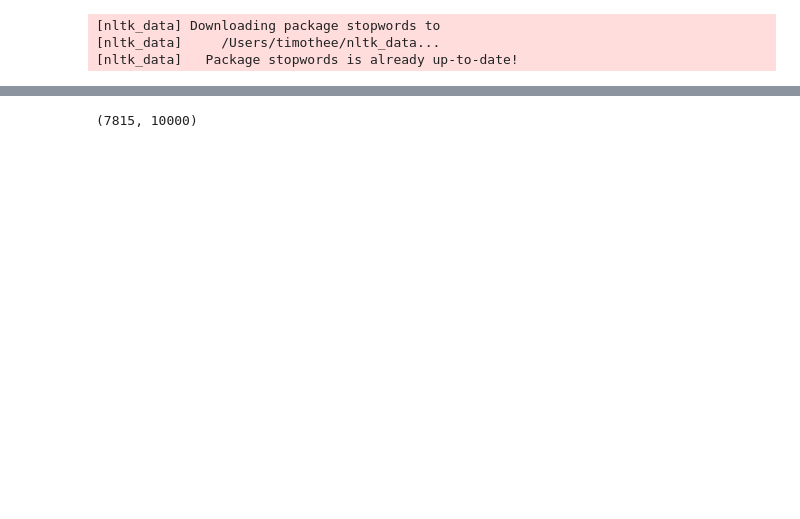
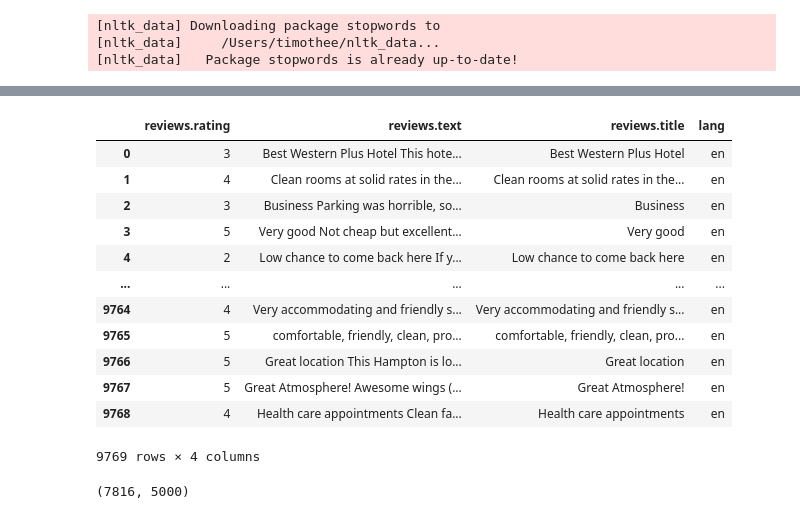
Before and after one commit to timothee-durand/iim-ml-hotel-data, a Jupyter notebook: project.ipynb, the cells around one changed output, grey strips where cells are left out. Saved outputs shown, nothing was run; the diff lists cells and outputs as text; code cells hidden in the pictures; blank space fills up the shorter version.

```diff
--- a/project.ipynb
+++ b/project.ipynb
@@ -162,3 +163,22 @@ import numpy
 numpy.save('vectorisation_df.npy', vectorisation_df)
 numpy.save('df.npy', df)
+# %%
+import numpy
+vectorisation_df = pd.DataFrame(numpy.load('vectorisation_df.npy', allow_pickle=True))
+df = pd.DataFrame(numpy.load('df.npy', allow_pickle=True), columns=['reviews.rating', 'reviews.text', 'reviews.title', 'lang'])
+df
+# %% [output]
+|  | reviews.rating | reviews.text | reviews.title | lang |
+| 0 | 3 | Best Western Plus Hotel This hote... | Best Western Plus Hotel | en |
+| 1 | 4 | Clean rooms at solid rates in the... | Clean rooms at solid rates in the... | en |
+| 2 | 3 | Business Parking was horrible, so... | Business | en |
+| 3 | 5 | Very good Not cheap but excellent... | Very good | en |
+| 4 | 2 | Low chance to come back here If y... | Low chance to come back here | en |
+| ... | ... | ... | ... | ... |
+| 9764 | 4 | Very accommodating and friendly s... | Very accommodating and friendly s... | en |
+| 9765 | 5 | comfortable, friendly, clean, pro... | comfortable, friendly, clean, pro... | en |
+| 9766 | 5 | Great location This Hampton is lo... | Great location | en |
+| 9767 | 5 | Great Atmosphere! Awesome wings (... | Great Atmosphere! | en |
+| 9768 | 4 | Health care appointments Clean fa... | Health care appointments | en |
+9769 rows × 4 columns
 # %%
@@ -187,6 +212,6 @@ y_test = to_categorical(y_test)
 # %%
 X_train.shape
 # %% [output]
-(7815, 10000)
+(7816, 5000)
 # %%
 # Train the model
```
Also changed, not shown: parts of 11 cells of this notebook.
